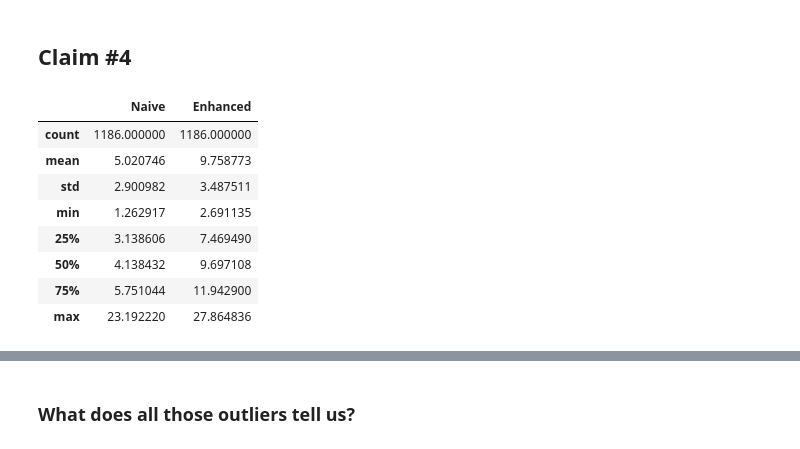
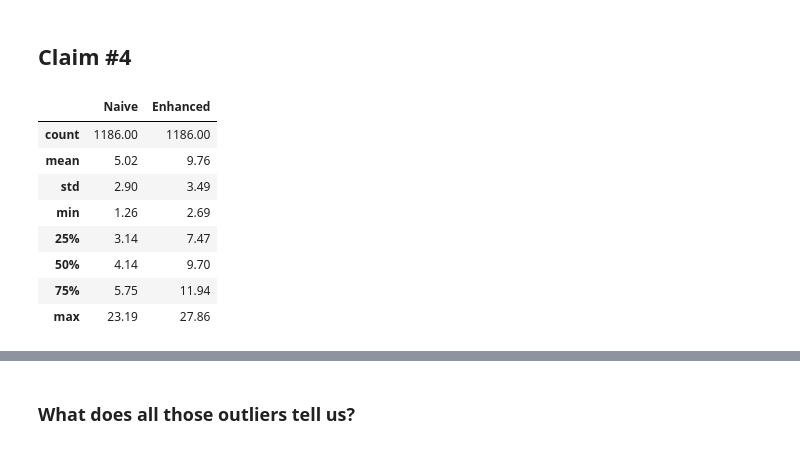
Before and after one commit to rtafurthgarcia/COM754, a Jupyter notebook: Detector/analysis.ipynb, the cells around one changed output, grey strips where cells are left out. Drawn from its saved outputs; the diff is of its cells as text; code cells hidden in the pictures.

```diff
--- a/Detector/analysis.ipynb
+++ b/Detector/analysis.ipynb
@@ -72,26 +78,26 @@ Fraud    101     24     65        52           115.31              106.0
 # %%
 rows_4th_claim = []
 
 for record in data:
     for subrecord in record["DetectionResults"]:
         rows_4th_claim.append({
             "Id": record["Id"],
             "Naive": subrecord["NaiveClassification"]["Duration"],
             "Enhanced": subrecord["EnhancedClassification"]["Duration"]
         })
 
 df4 = pd.DataFrame(rows_4th_claim)
-df4.describe()
+df4.describe().round(2)
 # %% [output]
 |  | Naive | Enhanced |
-| count | 1186.000000 | 1186.000000 |
-| mean | 5.020746 | 9.758773 |
-| std | 2.900982 | 3.487511 |
-| min | 1.262917 | 2.691135 |
-| 25% | 3.138606 | 7.469490 |
-| 50% | 4.138432 | 9.697108 |
-| 75% | 5.751044 | 11.942900 |
-| max | 23.192220 | 27.864836 |
+| count | 1186.00 | 1186.00 |
+| mean | 5.02 | 9.76 |
+| std | 2.90 | 3.49 |
+| min | 1.26 | 2.69 |
+| 25% | 3.14 | 7.47 |
+| 50% | 4.14 | 9.70 |
+| 75% | 5.75 | 11.94 |
+| max | 23.19 | 27.86 |
 # %%
 # Boxplot to identify outliers
 plt.figure(figsize=(12, 6))
```
Also changed, not shown: parts of 5 cells of this notebook.
